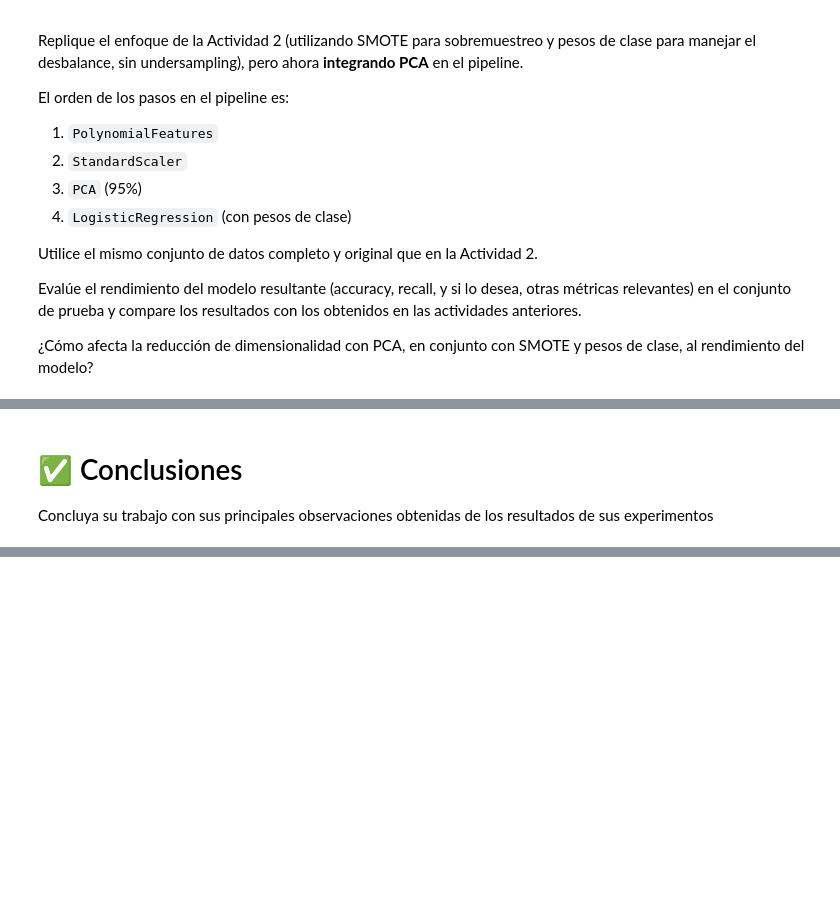
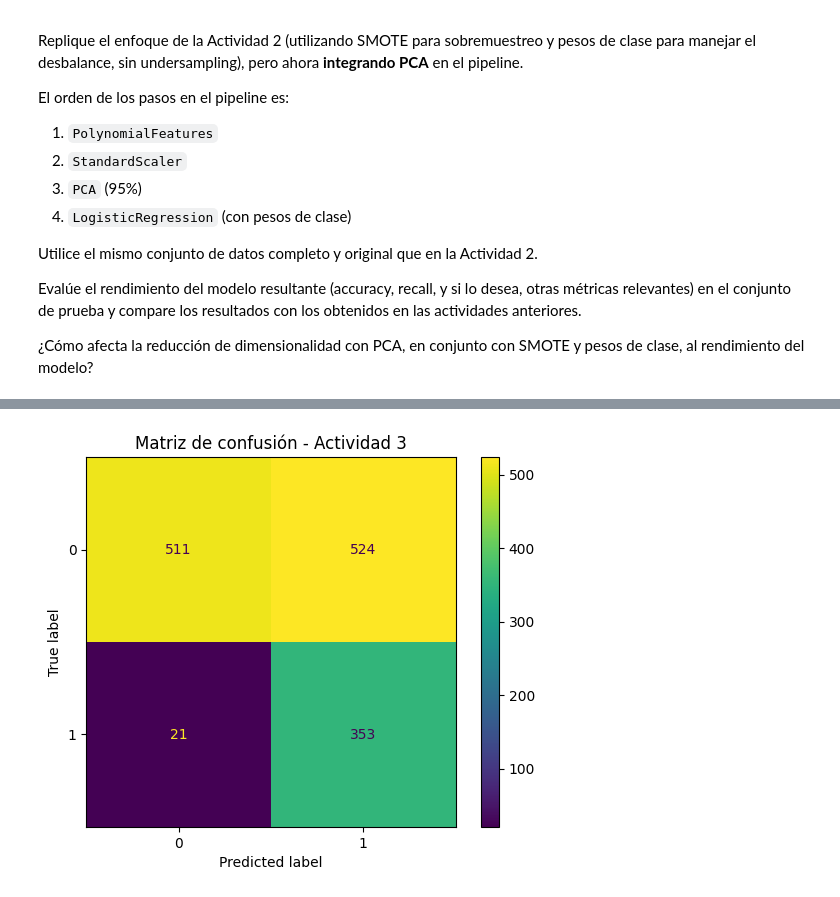
Before and after one commit to GadielStanislaw/Machine-Learning-Labs, a Jupyter notebook: Lab01RegLineal/Planteamiento_Clasificación_Churn_Telecomunicaciones_Logistic_Regression.ipynb, the cells around one changed output, grey strips where cells are left out. Cells and saved outputs as stored; diff of their text form; code cells hidden in the pictures; blank space fills up the shorter version.

```diff
--- a/Lab01RegLineal/Planteamiento_Clasificación_Churn_Telecomunicaciones_Logistic_Regression.ipynb
+++ b/Lab01RegLineal/Planteamiento_Clasificación_Churn_Telecomunicaciones_Logistic_Regression.ipynb
@@ -717,3 +597,63 @@ weighted avg       0.80      0.73      0.75      1409
-# %% [markdown]
-# ✅ Conclusiones
-Concluya su trabajo con sus principales observaciones obtenidas de los resultados de sus experimentos
+# %%
+# Importar librerías necesarias para PCA y matriz de confusión
+from sklearn.decomposition import PCA
+from sklearn.metrics import ConfusionMatrixDisplay
+
+# Crear el pipeline con PolynomialFeatures, escalamiento, PCA, SMOTE y regresión logística
+pipeline_act3 = ImbPipeline([
+    ('polynomial_features', PolynomialFeatures(degree=2)),
+    ('scaler', StandardScaler()),
+    ('pca', PCA(n_components=0.95)),
+    ('smote', SMOTE(random_state=42)),
+    ('logistic_regression', LogisticRegression(
+        max_iter=20000,
+        penalty='l2',
+        C=best_C,
+        class_weight=class_weight_dict
+    ))
+])
+
+# Entrenar el modelo usando el conjunto completo y original
+pipeline_act3.fit(X_train, y_train)
+
+# Realizar predicciones sobre el conjunto de prueba
+y_pred_test_act3 = pipeline_act3.predict(X_test)
+
+# Calcular el accuracy del modelo en prueba
+acc_act3 = accuracy_score(y_test, y_pred_test_act3)
+
+# Calcular el recall del modelo en prueba
+recall_act3 = recall_score(y_test, y_pred_test_act3)
+
+print("Accuracy test Actividad 3:", acc_act3)
+print("Recall test Actividad 3:", recall_act3)
+print(classification_report(y_test, y_pred_test_act3))
+print("Comparación final:")
+
+# Mostrar resultados de la Actividad 1
+print("\nActividad 1 - Undersampling")
+print("Accuracy:", acc_act1, "Recall:", recall_act1)
+
+# Mostrar resultados de la Actividad 2
+print("\nActividad 2 - SMOTE + pesos de clase")
+print("Accuracy:", acc_act2, "Recall:", recall_act2)
+
+# Mostrar resultados de la Actividad 3
+print("\nActividad 3 - SMOTE + pesos de clase + PCA")
+print("Accuracy:", acc_act3, "Recall:", recall_act3)
+
+# Mostrar cuántos componentes principales fueron retenidos por PCA
+print("\nNúmero de componentes PCA:", pipeline_act3.named_steps['pca'].n_components_)
+
+# Graficar la matriz de confusión de la Actividad 3
+ConfusionMatrixDisplay.from_predictions(
+    y_test,
+    y_pred_test_act3
+)
+
+# Colocar título a la gráfica
+plt.title("Matriz de confusión - Actividad 3")
+
+# Mostrar la gráfica
+plt.show()
+# %% [output]
@@ -719,0 +677 @@ Concluya su trabajo con sus principales observaciones obtenidas de los resultado
+[figure, added]
```
Also changed, not shown: parts of 4 cells of this notebook.
